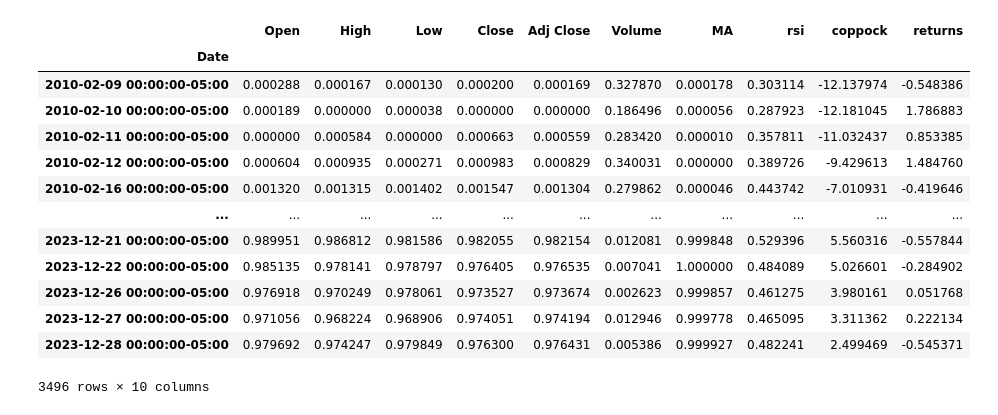
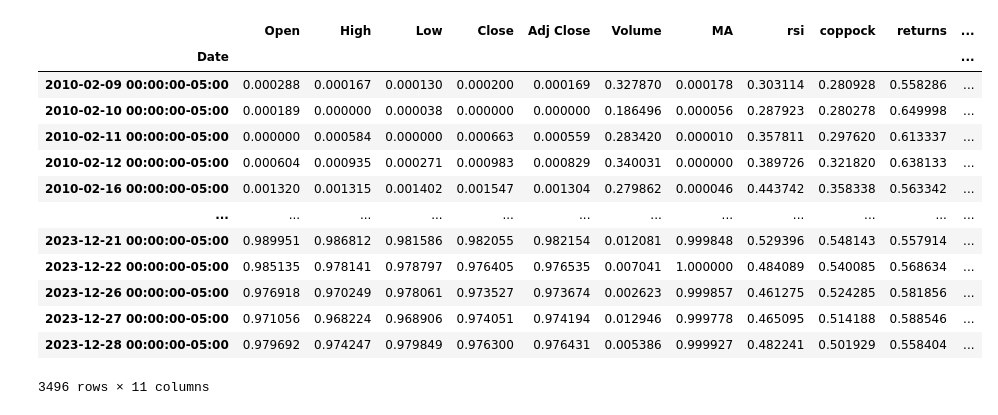
Before and after one commit to mayer19/AlgoritmitTradingCourse, a Jupyter notebook: LSTM_model_algo.ipynb, the cells around one changed output. Cells and saved outputs as stored; diff of their text form; code cells hidden in the pictures.

```diff
--- a/LSTM_model_algo.ipynb
+++ b/LSTM_model_algo.ipynb
@@ -20,9 +20,9 @@ df['MA'] = ta.ema(df['Close'], length=20)
 df['rsi'] = ta.rsi(df['Close'], length=14)
 df['coppock'] = ta.coppock(df['Close'], length=12)
 df['returns'] = df['Close'].pct_change(-1) * 100 * -1
-"""df['forecast_tommorrow'] = np.where(df['returns'] > 0,
+df['forecast_tommorrow'] = np.where(df['returns'] > 0,
                                    1,
-                                   0) #1 is for UP and 0 is for down"""
+                                   0) #1 is for UP and 0 is for down
 
 df
 # %% [output]
@@ -63,30 +63,26 @@ df
 # %%
 #Normalize data for each column
 df_normalized = df.copy()
 scaler = MinMaxScaler(feature_range=(0, 1))
 for col in df_normalized.columns:
-    try:
-        if col != 'returns' and col != 'coppock':
-            df_normalized[col] = scaler.fit_transform(df_normalized[col].values.reshape(-1, 1))
-    except:
-        pass
+        df_normalized[col] = scaler.fit_transform(df_normalized[col].values.reshape(-1, 1))
 
 df_normalized
 # %% [output]
-|  | Open | High | Low | Close | Adj Close | Volume | MA | rsi | coppock | returns |
-| Date |  |  |  |  |  |  |  |  |  |  |
-| 2010-02-09 00:00:00-05:00 | 0.000288 | 0.000167 | 0.000130 | 0.000200 | 0.000169 | 0.327870 | 0.000178 | 0.303114 | -12.137974 | -0.548386 |
-| 2010-02-10 00:00:00-05:00 | 0.000189 | 0.000000 | 0.000038 | 0.000000 | 0.000000 | 0.186496 | 0.000056 | 0.287923 | -12.181045 | 1.786883 |
-| 2010-02-11 00:00:00-05:00 | 0.000000 | 0.000584 | 0.000000 | 0.000663 | 0.000559 | 0.283420 | 0.000010 | 0.357811 | -11.032437 | 0.853385 |
-| 2010-02-12 00:00:00-05:00 | 0.000604 | 0.000935 | 0.000271 | 0.000983 | 0.000829 | 0.340031 | 0.000000 | 0.389726 | -9.429613 | 1.484760 |
-| 2010-02-16 00:00:00-05:00 | 0.001320 | 0.001315 | 0.001402 | 0.001547 | 0.001304 | 0.279862 | 0.000046 | 0.443742 | -7.010931 | -0.419646 |
-| ... | ... | ... | ... | ... | ... | ... | ... | ... | ... | ... |
-| 2023-12-21 00:00:00-05:00 | 0.989951 | 0.986812 | 0.981586 | 0.982055 | 0.982154 | 0.012081 | 0.999848 | 0.529396 | 5.560316 | -0.557844 |
-| 2023-12-22 00:00:00-05:00 | 0.985135 | 0.978141 | 0.978797 | 0.976405 | 0.976535 | 0.007041 | 1.000000 | 0.484089 | 5.026601 | -0.284902 |
-| 2023-12-26 00:00:00-05:00 | 0.976918 | 0.970249 | 0.978061 | 0.973527 | 0.973674 | 0.002623 | 0.999857 | 0.461275 | 3.980161 | 0.051768 |
-| 2023-12-27 00:00:00-05:00 | 0.971056 | 0.968224 | 0.968906 | 0.974051 | 0.974194 | 0.012946 | 0.999778 | 0.465095 | 3.311362 | 0.222134 |
-| 2023-12-28 00:00:00-05:00 | 0.979692 | 0.974247 | 0.979849 | 0.976300 | 0.976431 | 0.005386 | 0.999927 | 0.482241 | 2.499469 | -0.545371 |
+|  | Open | High | Low | Close | Adj Close | Volume | MA | rsi | coppock | returns | ... |
+| Date |  |  |  |  |  |  |  |  |  |  | ... |
+| 2010-02-09 00:00:00-05:00 | 0.000288 | 0.000167 | 0.000130 | 0.000200 | 0.000169 | 0.327870 | 0.000178 | 0.303114 | 0.280928 | 0.558286 | ... |
+| 2010-02-10 00:00:00-05:00 | 0.000189 | 0.000000 | 0.000038 | 0.000000 | 0.000000 | 0.186496 | 0.000056 | 0.287923 | 0.280278 | 0.649998 | ... |
+| 2010-02-11 00:00:00-05:00 | 0.000000 | 0.000584 | 0.000000 | 0.000663 | 0.000559 | 0.283420 | 0.000010 | 0.357811 | 0.297620 | 0.613337 | ... |
+| 2010-02-12 00:00:00-05:00 | 0.000604 | 0.000935 | 0.000271 | 0.000983 | 0.000829 | 0.340031 | 0.000000 | 0.389726 | 0.321820 | 0.638133 | ... |
+| 2010-02-16 00:00:00-05:00 | 0.001320 | 0.001315 | 0.001402 | 0.001547 | 0.001304 | 0.279862 | 0.000046 | 0.443742 | 0.358338 | 0.563342 | ... |
+| ... | ... | ... | ... | ... | ... | ... | ... | ... | ... | ... | ... |
+| 2023-12-21 00:00:00-05:00 | 0.989951 | 0.986812 | 0.981586 | 0.982055 | 0.982154 | 0.012081 | 0.999848 | 0.529396 | 0.548143 | 0.557914 | ... |
+| 2023-12-22 00:00:00-05:00 | 0.985135 | 0.978141 | 0.978797 | 0.976405 | 0.976535 | 0.007041 | 1.000000 | 0.484089 | 0.540085 | 0.568634 | ... |
+| 2023-12-26 00:00:00-05:00 | 0.976918 | 0.970249 | 0.978061 | 0.973527 | 0.973674 | 0.002623 | 0.999857 | 0.461275 | 0.524285 | 0.581856 | ... |
+| 2023-12-27 00:00:00-05:00 | 0.971056 | 0.968224 | 0.968906 | 0.974051 | 0.974194 | 0.012946 | 0.999778 | 0.465095 | 0.514188 | 0.588546 | ... |
+| 2023-12-28 00:00:00-05:00 | 0.979692 | 0.974247 | 0.979849 | 0.976300 | 0.976431 | 0.005386 | 0.999927 | 0.482241 | 0.501929 | 0.558404 | ... |
-3496 rows × 10 columns
+3496 rows × 11 columns
 # %%
 def LSTM_create_sequences(data, sequence_lenght, target_col_index):
     sequences = []
```
Also changed, not shown: parts of 13 cells of this notebook, 1 other file.
